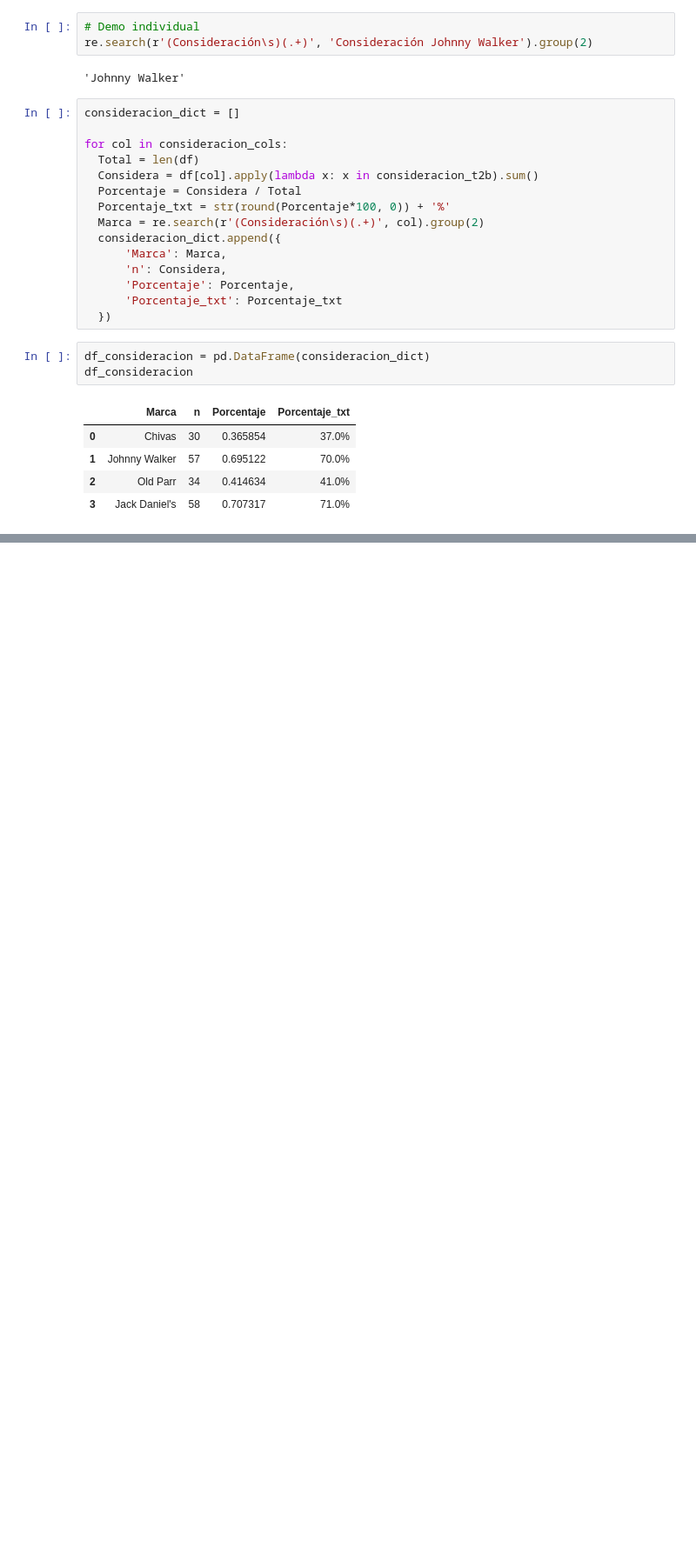
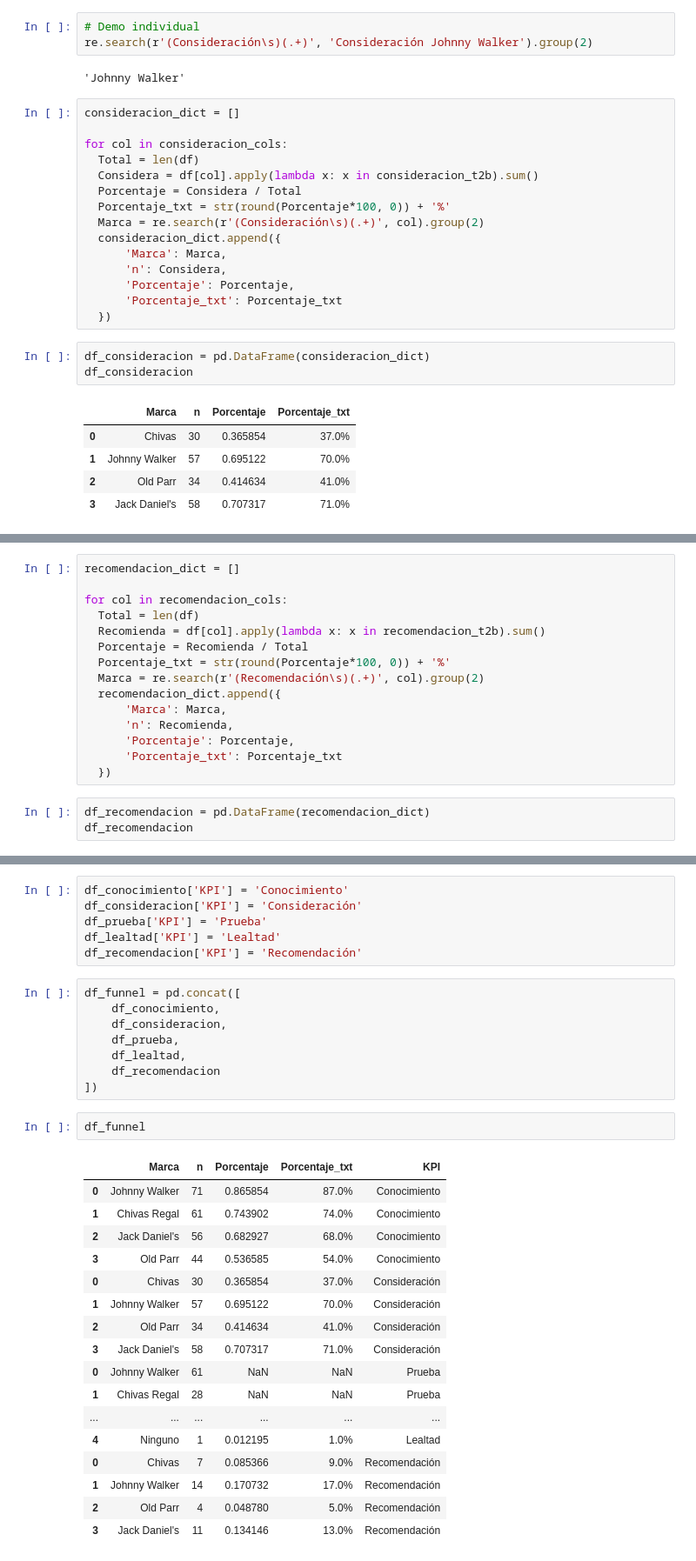
Before and after one commit to auzaluis/upsa_mod_202501, a Jupyter notebook: whisky/02_script_EDA_whisky.ipynb, the cells around one changed output, grey strips where cells are left out. Shown at 87% size. Drawn from its saved outputs; the diff is of its cells as text; blank space fills up the shorter version.

```diff
--- a/whisky/02_script_EDA_whisky.ipynb
+++ b/whisky/02_script_EDA_whisky.ipynb
@@ -168,0 +212,18 @@ df_consideracion
+# %%
+recomendacion_dict = []
+
+for col in recomendacion_cols:
+  Total = len(df)
+  Recomienda = df[col].apply(lambda x: x in recomendacion_t2b).sum()
+  Porcentaje = Recomienda / Total
+  Porcentaje_txt = str(round(Porcentaje*100, 0)) + '%'
+  Marca = re.search(r'(Recomendación\s)(.+)', col).group(2)
+  recomendacion_dict.append({
+      'Marca': Marca,
+      'n': Recomienda,
+      'Porcentaje': Porcentaje,
+      'Porcentaje_txt': Porcentaje_txt
+  })
+# %%
+df_recomendacion = pd.DataFrame(recomendacion_dict)
+df_recomendacion
@@ -168,0 +341,34 @@ df_consideracion
+# %%
+df_conocimiento['KPI'] = 'Conocimiento'
+df_consideracion['KPI'] = 'Consideración'
+df_prueba['KPI'] = 'Prueba'
+df_lealtad['KPI'] = 'Lealtad'
+df_recomendacion['KPI'] = 'Recomendación'
+# %%
+df_funnel = pd.concat([
+    df_conocimiento,
+    df_consideracion,
+    df_prueba,
+    df_lealtad,
+    df_recomendacion
+])
+# %%
+df_funnel
+# %% [output]
+|  | Marca | n | Porcentaje | Porcentaje_txt | KPI |
+| 0 | Johnny Walker | 71 | 0.865854 | 87.0% | Conocimiento |
+| 1 | Chivas Regal | 61 | 0.743902 | 74.0% | Conocimiento |
+| 2 | Jack Daniel's | 56 | 0.682927 | 68.0% | Conocimiento |
+| 3 | Old Parr | 44 | 0.536585 | 54.0% | Conocimiento |
+| 0 | Chivas | 30 | 0.365854 | 37.0% | Consideración |
+| 1 | Johnny Walker | 57 | 0.695122 | 70.0% | Consideración |
+| 2 | Old Parr | 34 | 0.414634 | 41.0% | Consideración |
+| 3 | Jack Daniel's | 58 | 0.707317 | 71.0% | Consideración |
+| 0 | Johnny Walker | 61 | NaN | NaN | Prueba |
+| 1 | Chivas Regal | 28 | NaN | NaN | Prueba |
+| ... | ... | ... | ... | ... | ... |
+| 4 | Ninguno | 1 | 0.012195 | 1.0% | Lealtad |
+| 0 | Chivas | 7 | 0.085366 | 9.0% | Recomendación |
+| 1 | Johnny Walker | 14 | 0.170732 | 17.0% | Recomendación |
+| 2 | Old Parr | 4 | 0.048780 | 5.0% | Recomendación |
+| 3 | Jack Daniel's | 11 | 0.134146 | 13.0% | Recomendación |
```
Also changed, not shown: parts of 19 cells of this notebook.
